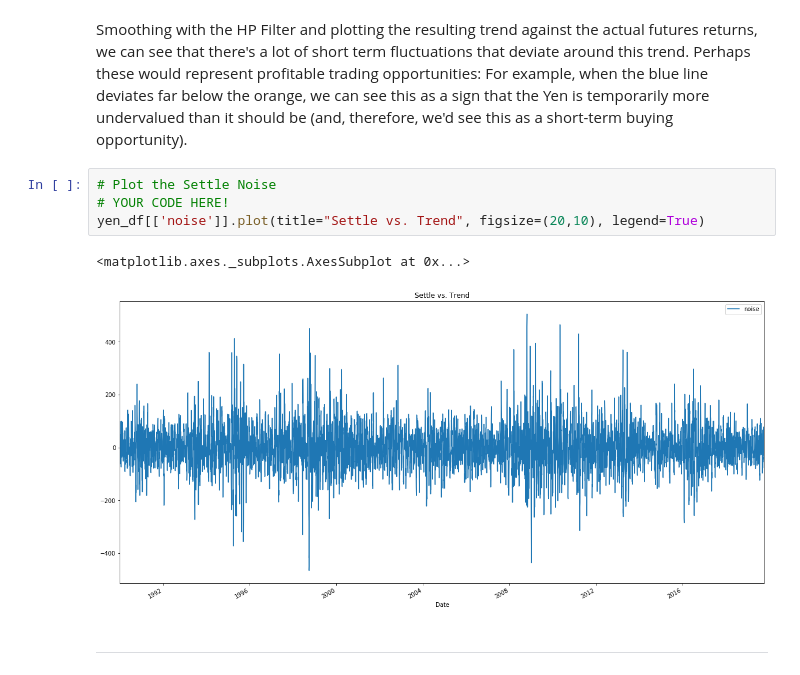
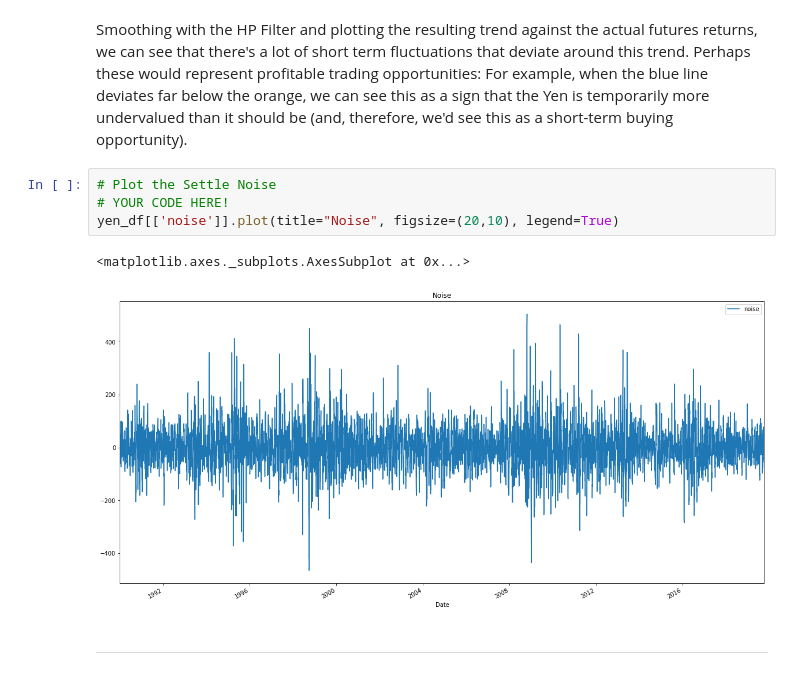
Before and after one commit to amejiali/time_series-homework, a Jupyter notebook: Starter_Code/time_series_analysis.ipynb, the cells around one changed output. Cells and saved outputs as stored; diff of their text form.

Commit message:
Images for final report

```diff
--- a/Starter_Code/time_series_analysis.ipynb
+++ b/Starter_Code/time_series_analysis.ipynb
@@ -86,10 +86,10 @@ Smoothing with the HP Filter and plotting the resulting trend against the actual
 # %%
 # Plot the Settle Noise
 # YOUR CODE HERE!
-yen_df[['noise']].plot(title="Settle vs. Trend", figsize=(20,10), legend=True)
+yen_df[['noise']].plot(title="Noise", figsize=(20,10), legend=True)
 # %% [output]
 <matplotlib.axes._subplots.AxesSubplot at 0x...>
-[figure, old version]
+[figure, new version]
 # %% [markdown]
 ---
 # %% [markdown]
```
Also changed, not shown: 30 other files.
